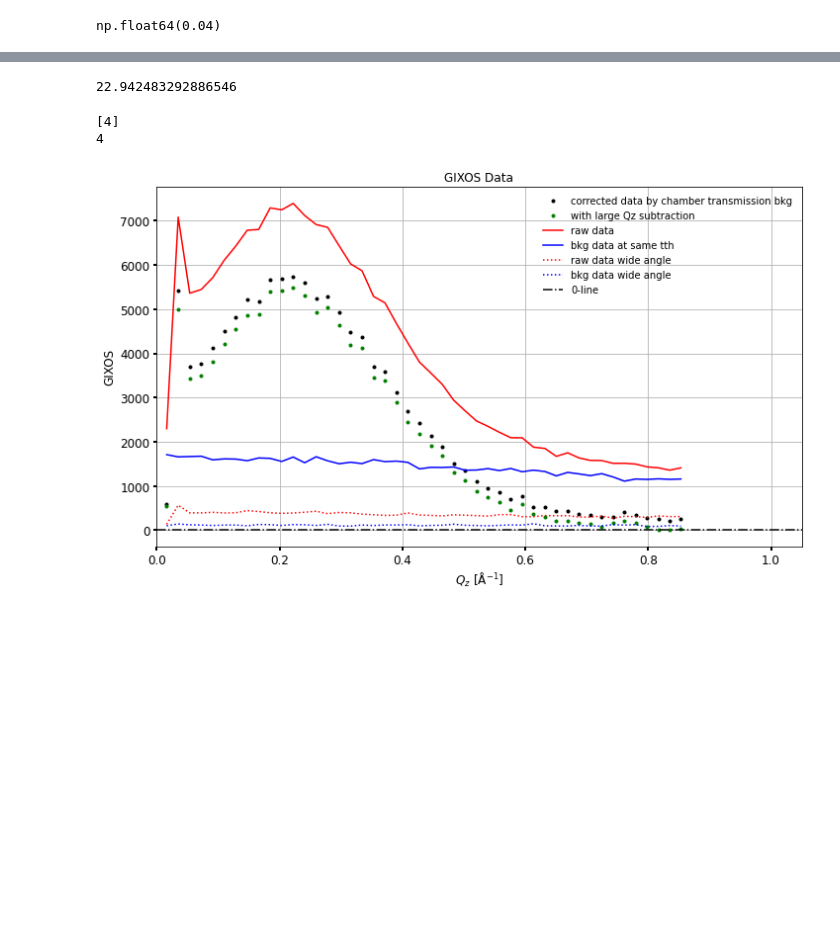
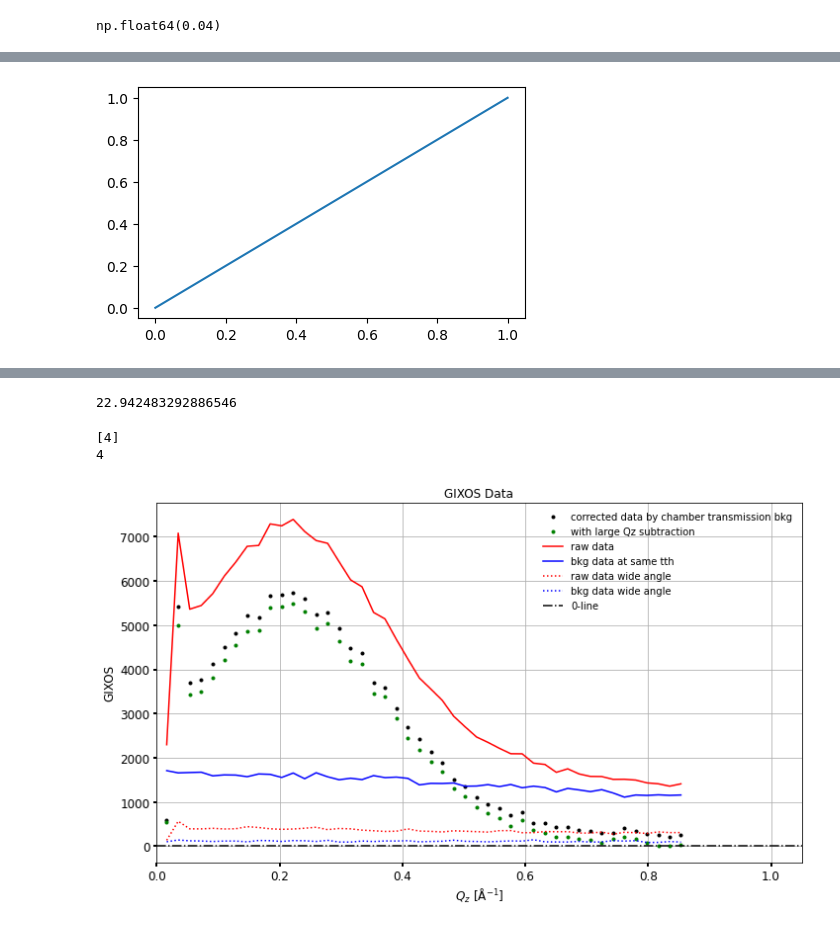
Before and after one commit to XYangXRay/pxrr, a Jupyter notebook: example/draft2_opls.ipynb, the cells around one changed output, grey strips where cells are left out. Cells and saved outputs as stored; diff of their text form; code cells hidden in the pictures; blank space fills up the shorter version.

```diff
--- a/example/draft2_opls.ipynb
+++ b/example/draft2_opls.ipynb
@@ -32,0 +120,7 @@ NameError: name 'rectangular_slit' is not defined
+# %%
+import matplotlib.pyplot as plt
+plt.figure(figsize=(5, 3))
+plt.plot([0, 1], [0, 1])
+plt.show()
+# %% [output]
+[figure, added]
```
Also changed, not shown: parts of 7 cells of this notebook.
